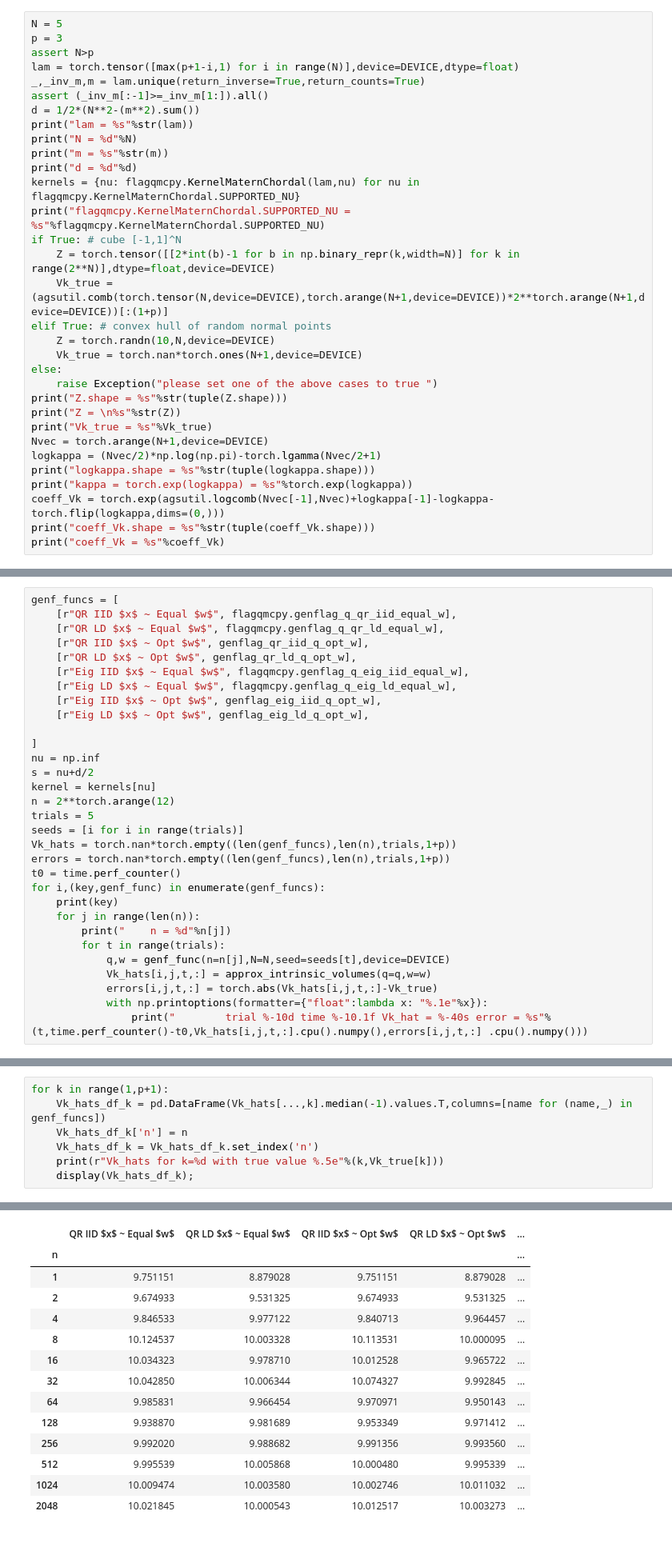
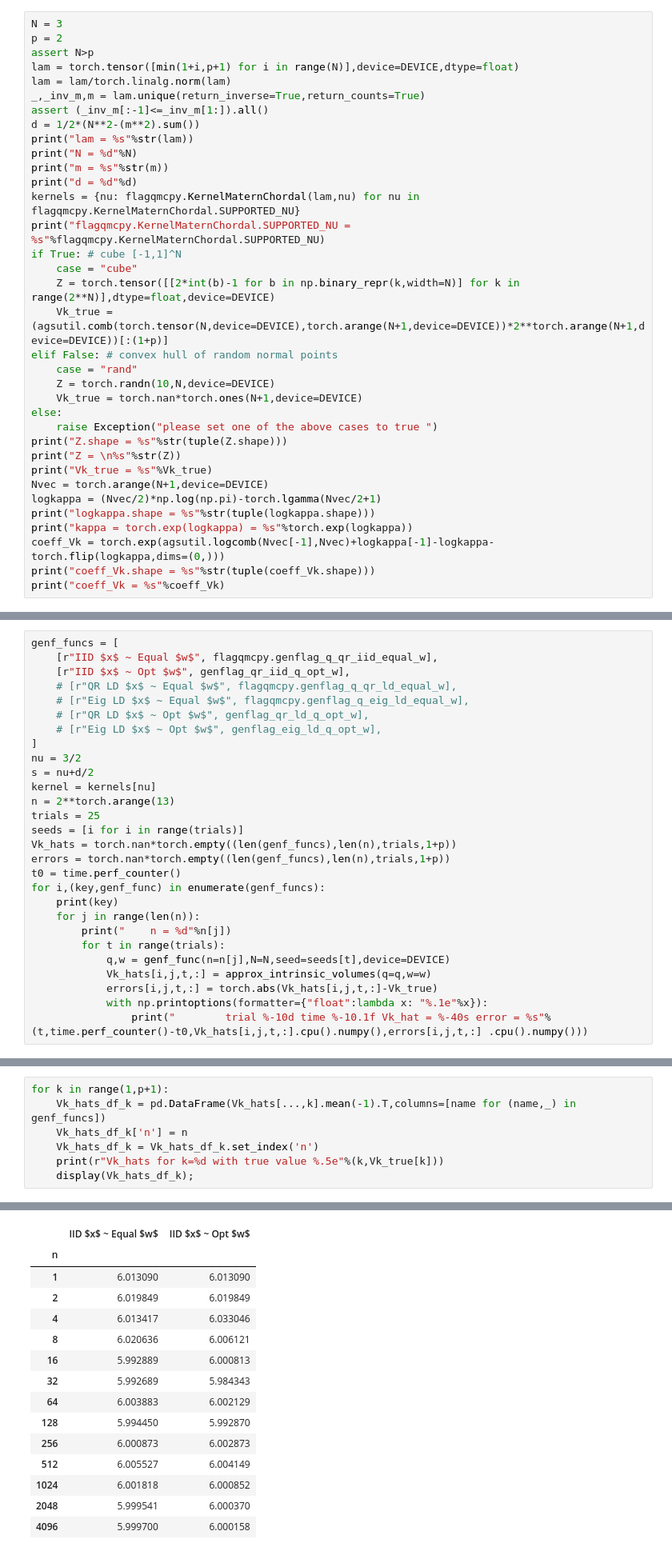
Before and after one commit to alegresor/rmatqmcpy, a Jupyter notebook: intrinsic_volumes.ipynb, the cells around one changed output, grey strips where cells are left out. Shown at 80% size. Cells and saved outputs as stored; diff of their text form.

```diff
--- a/intrinsic_volumes.ipynb
+++ b/intrinsic_volumes.ipynb
@@ -29,12 +29,13 @@ torch device = cpu
 # %% [markdown]
 ## Kernel Setup
 # %%
-N = 5
-p = 3
+N = 3
+p = 2
 assert N>p
-lam = torch.tensor([max(p+1-i,1) for i in range(N)],device=DEVICE,dtype=float)
+lam = torch.tensor([min(1+i,p+1) for i in range(N)],device=DEVICE,dtype=float)
+lam = lam/torch.linalg.norm(lam)
 _,_inv_m,m = lam.unique(return_inverse=True,return_counts=True)
-assert (_inv_m[:-1]>=_inv_m[1:]).all()
+assert (_inv_m[:-1]<=_inv_m[1:]).all()
 d = 1/2*(N**2-(m**2).sum())
 print("lam = %s"%str(lam))
 print("N = %d"%N)
@@ -43,9 +44,11 @@ print("d = %d"%d)
 kernels = {nu: flagqmcpy.KernelMaternChordal(lam,nu) for nu in flagqmcpy.KernelMaternChordal.SUPPORTED_NU}
 print("flagqmcpy.KernelMaternChordal.SUPPORTED_NU = %s"%flagqmcpy.KernelMaternChordal.SUPPORTED_NU)
 if True: # cube [-1,1]^N
+    case = "cube"
     Z = torch.tensor([[2*int(b)-1 for b in np.binary_repr(k,width=N)] for k in range(2**N)],dtype=float,device=DEVICE)
     Vk_true = (agsutil.comb(torch.tensor(N,device=DEVICE),torch.arange(N+1,device=DEVICE))*2**torch.arange(N+1,device=DEVICE))[:(1+p)]
-elif True: # convex hull of random normal points
+elif False: # convex hull of random normal points
+    case = "rand"
     Z = torch.randn(10,N,device=DEVICE)
     Vk_true = torch.nan*torch.ones(N+1,device=DEVICE)
 else:
@@ -126,20 +132,17 @@ Vi_hat = tensor([ 1.0000,  9.9562, 39.9179, 79.6966])
 # %%
 genf_funcs = [
-    [r"QR IID $x$ ~ Equal $w$", flagqmcpy.genflag_q_qr_iid_equal_w],
-    [r"QR LD $x$ ~ Equal $w$", flagqmcpy.genflag_q_qr_ld_equal_w],
-    [r"QR IID $x$ ~ Opt $w$", genflag_qr_iid_q_opt_w],
-    [r"QR LD $x$ ~ Opt $w$", genflag_qr_ld_q_opt_w],
-    [r"Eig IID $x$ ~ Equal $w$", flagqmcpy.genflag_q_eig_iid_equal_w],
-    [r"Eig LD $x$ ~ Equal $w$", flagqmcpy.genflag_q_eig_ld_equal_w],
-    [r"Eig IID $x$ ~ Opt $w$", genflag_eig_iid_q_opt_w],
-    [r"Eig LD $x$ ~ Opt $w$", genflag_eig_ld_q_opt_w],
-
+    [r"IID $x$ ~ Equal $w$", flagqmcpy.genflag_q_qr_iid_equal_w],
+    [r"IID $x$ ~ Opt $w$", genflag_qr_iid_q_opt_w],
+    # [r"QR LD $x$ ~ Equal $w$", flagqmcpy.genflag_q_qr_ld_equal_w],
+    # [r"Eig LD $x$ ~ Equal $w$", flagqmcpy.genflag_q_eig_ld_equal_w],
+    # [r"QR LD $x$ ~ Opt $w$", genflag_qr_ld_q_opt_w],
+    # [r"Eig LD $x$ ~ Opt $w$", genflag_eig_ld_q_opt_w],
 ]
-nu = np.inf
+nu = 3/2
 s = nu+d/2
 kernel = kernels[nu]
-n = 2**torch.arange(12)
-trials = 5
+n = 2**torch.arange(13)
+trials = 25
 seeds = [i for i in range(trials)]
 Vk_hats = torch.nan*torch.empty((len(genf_funcs),len(n),trials,1+p))
 errors = torch.nan*torch.empty((len(genf_funcs),len(n),trials,1+p))
@@ -208,6 +212,6 @@ for l,(metric,metric_name) in enumerate(zip(
 # %%
 for k in range(1,p+1):
-    Vk_hats_df_k = pd.DataFrame(Vk_hats[...,k].median(-1).values.T,columns=[name for (name,_) in genf_funcs])
+    Vk_hats_df_k = pd.DataFrame(Vk_hats[...,k].mean(-1).T,columns=[name for (name,_) in genf_funcs])
     Vk_hats_df_k['n'] = n
     Vk_hats_df_k = Vk_hats_df_k.set_index('n')
     print(r"Vk_hats for k=%d with true value %.5e"%(k,Vk_true[k]))
@@ -217,14 +221,15 @@ Vk_hats for k=1 with true value 1.00000e+01
-|  | QR IID $x$ ~ Equal $w$ | QR LD $x$ ~ Equal $w$ | QR IID $x$ ~ Opt $w$ | QR LD $x$ ~ Opt $w$ | ... |
-| n |  |  |  |  | ... |
-| 1 | 9.751151 | 8.879028 | 9.751151 | 8.879028 | ... |
-| 2 | 9.674933 | 9.531325 | 9.674933 | 9.531325 | ... |
-| 4 | 9.846533 | 9.977122 | 9.840713 | 9.964457 | ... |
-| 8 | 10.124537 | 10.003328 | 10.113531 | 10.000095 | ... |
-| 16 | 10.034323 | 9.978710 | 10.012528 | 9.965722 | ... |
-| 32 | 10.042850 | 10.006344 | 10.074327 | 9.992845 | ... |
-| 64 | 9.985831 | 9.966454 | 9.970971 | 9.950143 | ... |
-| 128 | 9.938870 | 9.981689 | 9.953349 | 9.971412 | ... |
-| 256 | 9.992020 | 9.988682 | 9.991356 | 9.993560 | ... |
-| 512 | 9.995539 | 10.005868 | 10.000480 | 9.995339 | ... |
-| 1024 | 10.009474 | 10.003580 | 10.002746 | 10.011032 | ... |
-| 2048 | 10.021845 | 10.000543 | 10.012517 | 10.003273 | ... |
+|  | IID $x$ ~ Equal $w$ | IID $x$ ~ Opt $w$ |
+| n |  |  |
+| 1 | 6.013090 | 6.013090 |
+| 2 | 6.019849 | 6.019849 |
+| 4 | 6.013417 | 6.033046 |
+| 8 | 6.020636 | 6.006121 |
+| 16 | 5.992889 | 6.000813 |
+| 32 | 5.992689 | 5.984343 |
+| 64 | 6.003883 | 6.002129 |
+| 128 | 5.994450 | 5.992870 |
+| 256 | 6.000873 | 6.002873 |
+| 512 | 6.005527 | 6.004149 |
+| 1024 | 6.001818 | 6.000852 |
+| 2048 | 5.999541 | 6.000370 |
+| 4096 | 5.999700 | 6.000158 |
```
Also changed, not shown: parts of 6 cells of this notebook, 2 other files.
